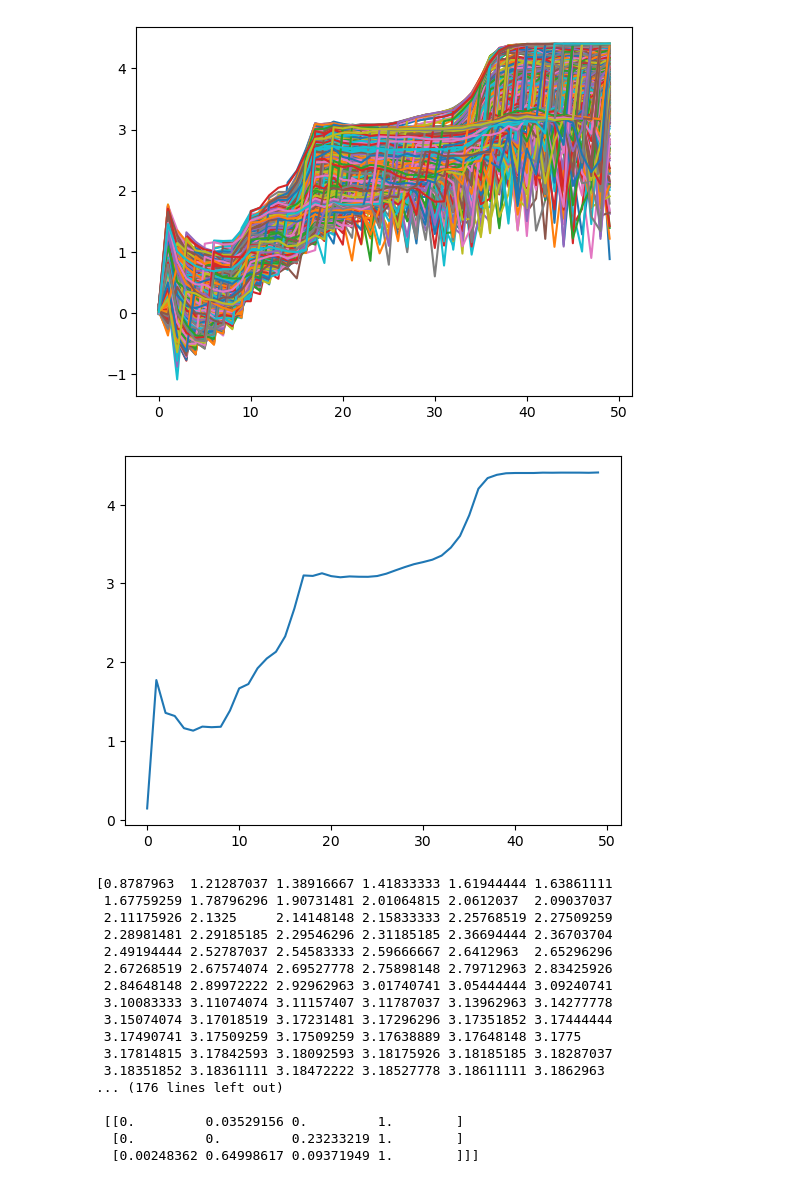
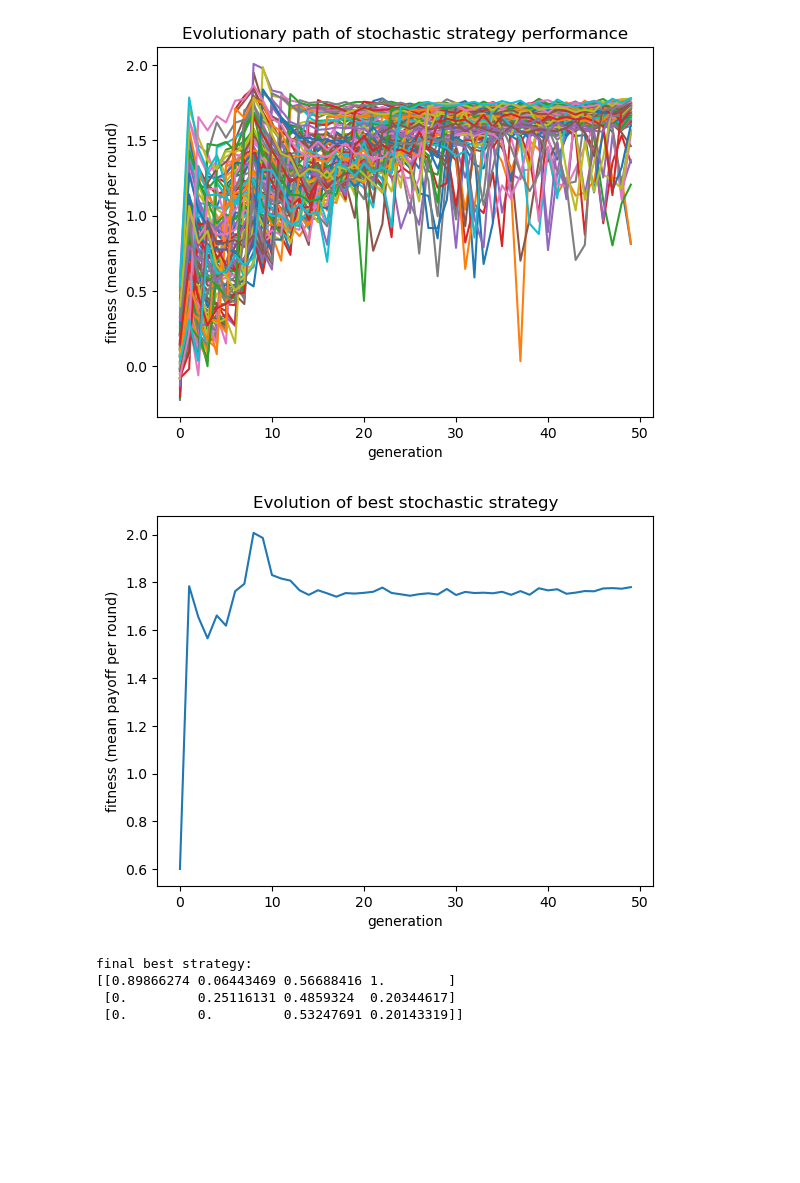
Before and after one commit to naqib-a/MATH-70141, a Jupyter notebook: CW/iterated game.ipynb, the cells around one changed output. Cells and saved outputs as stored; diff of their text form; code cells hidden in the pictures; blank space fills up the shorter version.

Commit message:
new evolution

```diff
--- a/CW/iterated game.ipynb
+++ b/CW/iterated game.ipynb
@@ -164,30 +208,30 @@ array([[[1, 1],
 # %%
-def p_evolution(M, N, Q, replaced, rate, priorities=[A, B]):
+def p_evolution(M, N, Q, replaced, rate, priorities):
     scores = np.zeros([Q, M])
     p = gen.uniform(size=[M, 3, 4])
     replaced = int(M * replaced)
 
-    for k in range(Q):
-        for i in range(M):
-            def s1(x, y): return stochastic(x, p[i], y)
+    for q in range(Q):
+        for m in range(M):
+            def s1(x, y): return stochastic(x, p[m], y)
             for s2 in strategies:
-                payoffA = mean_payoffs(s1, s2, N=N)
+                payoffA = mean_payoffs(s1, s2, N=N, priorities = priorities)
                 # payoffB = mean_payoffs(s2, s1, N=N)
-                scores[k, i] += payoffA[0]
-                # scores[k, i] += payoffB[1]
+                scores[q, m] += payoffA[0]
+                # scores[q, m] += payoffB[1]
 
             for j in range(1, replaced+1):
-                if k == 0:
+                if q == 0:
                     break
 
                 def s2(x, y): return stochastic(x, p[inds[-j]], y)
 
                 payoffA = mean_payoffs(s1, s2, N=N, priorities=priorities)
                 # payoffB = mean_payoffs(s2, s1, N=N, priorities=priorities)
-                scores[k, i] += payoffA[0]
-                # scores[k, i] += payoffB[1]
+                scores[q, m] += payoffA[0]
+                # scores[q, m] += payoffB[1]
 
-        inds = np.argsort(scores[k])
+        inds = np.argsort(scores[q])
         p[inds[:replaced]] = np.clip(
             p[inds[-replaced:]] + gen.normal(scale=rate, size=[replaced, 3, 4]), 0, 1)
     scores /= (replaced + len(strategies))
@@ -197,40 +241,33 @@ def p_evolution(M, N, Q, replaced, rate, priorities=[A, B]):
     p = p[inds]
     return p, scores
 # %%
-M = 1000  # number of strategies
+M = 100  # number of strategies
 N = 100  # number of rounds each game
 Q = 50  # number of iterations
 replaced = 0.1  # proportion of strategies replaced each generation
 evolution_rate = 0.1  # rate of mutation
 
-p, scores = p_evolution(M, N, Q, replaced, evolution_rate)
+p, scores = p_evolution(M, N, Q, replaced, evolution_rate, priorities = A[0])
-# %%
-bestscores = scores[:,-int(M * replaced):]
-plt.plot(scores)
-plt.show()
-plt.plot(np.max(scores,axis=1))
-plt.show()
-# %% [output]
-[figure, removed]
-[figure, removed]
-# %%
-print(scores[-1])
-print(p)
-# %% [output]
-[0.8787963  1.21287037 1.38916667 1.41833333 1.61944444 1.63861111
- 1.67759259 1.78796296 1.90731481 2.01064815 2.0612037  2.09037037
- 2.11175926 2.1325     2.14148148 2.15833333 2.25768519 2.27509259
- 2.28981481 2.29185185 2.29546296 2.31185185 2.36694444 2.36703704
- 2.49194444 2.52787037 2.54583333 2.59666667 2.6412963  2.65296296
- 2.67268519 2.67574074 2.69527778 2.75898148 2.79712963 2.83425926
- 2.84648148 2.89972222 2.92962963 3.01740741 3.05444444 3.09240741
- 3.10083333 3.11074074 3.11157407 3.11787037 3.13962963 3.14277778
- 3.15074074 3.17018519 3.17231481 3.17296296 3.17351852 3.17444444
- 3.17490741 3.17509259 3.17509259 3.17638889 3.17648148 3.1775
- 3.17814815 3.17842593 3.18092593 3.18175926 3.18185185 3.18287037
- 3.18351852 3.18361111 3.18472222 3.18527778 3.18611111 3.1862963
-... (176 lines left out)
-
- [[0.         0.03529156 0.         1.        ]
-  [0.         0.         0.23233219 1.        ]
-  [0.00248362 0.64998617 0.09371949 1.        ]]]
+# %%
+bestscores = scores[:,-int(M * replaced):]
+plt.plot(scores)
+plt.title("Evolutionary path of stochastic strategy performance")
+plt.xlabel("generation")
+plt.ylabel("fitness (mean payoff per round)")
+plt.savefig("1000 runs.png")
+plt.show()
+plt.plot(np.max(scores,axis=1))
+plt.title("Evolution of best stochastic strategy")
+plt.xlabel("generation")
+plt.ylabel("fitness (mean payoff per round)")
+plt.savefig("1000 runs best.png")
+# %% [output]
+[figure, added]
+[figure, added]
+# %%
+print(f"final best strategy: \n{p[-1]}")
+# %% [output]
+final best strategy:
+[[0.89866274 0.06443469 0.56688416 1.        ]
+ [0.         0.25116131 0.4859324  0.20344617]
+ [0.         0.         0.53247691 0.20143319]]
```
Also changed, not shown: parts of 9 cells of this notebook.
